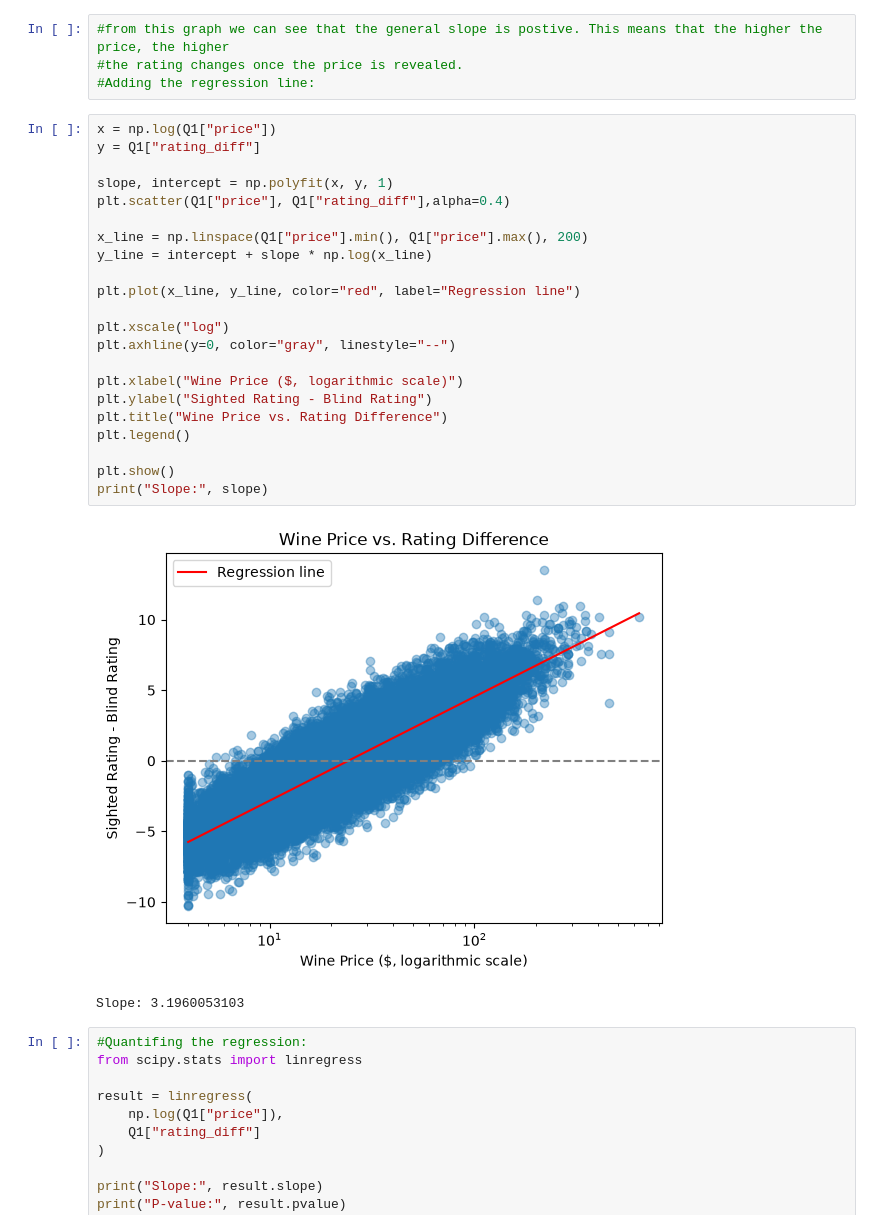
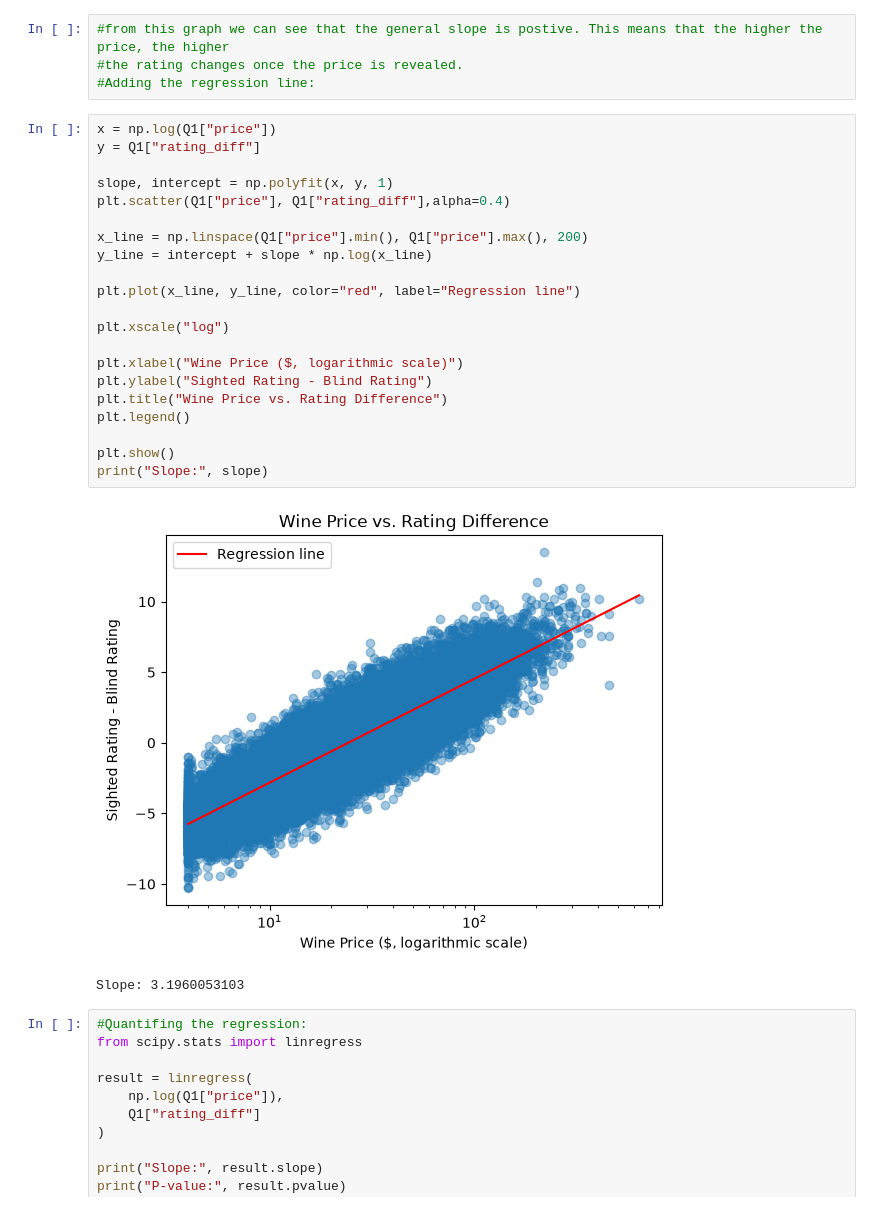
Before and after one commit to jrwhe01/wine_tastevsquailty_data, a Jupyter notebook: wineanalysis.ipynb, the cells around one changed output. Cells and saved outputs as stored; diff of their text form.

```diff
--- a/wineanalysis.ipynb
+++ b/wineanalysis.ipynb
@@ -131,27 +118,26 @@ plt.show()
 # %%
 x = np.log(Q1["price"])
 y = Q1["rating_diff"]
 
 slope, intercept = np.polyfit(x, y, 1)
 plt.scatter(Q1["price"], Q1["rating_diff"],alpha=0.4)
 
 x_line = np.linspace(Q1["price"].min(), Q1["price"].max(), 200)
 y_line = intercept + slope * np.log(x_line)
 
 plt.plot(x_line, y_line, color="red", label="Regression line")
 
 plt.xscale("log")
-plt.axhline(y=0, color="gray", linestyle="--")
 
 plt.xlabel("Wine Price ($, logarithmic scale)")
 plt.ylabel("Sighted Rating - Blind Rating")
 plt.title("Wine Price vs. Rating Difference")
 plt.legend()
 
 plt.show()
 print("Slope:", slope)
 # %% [output]
-[figure, old version]
+[figure, new version]
 Slope: 3.1960053103
 # %%
 #Quantifing the regression:
```
Also changed, not shown: parts of 12 cells of this notebook.
